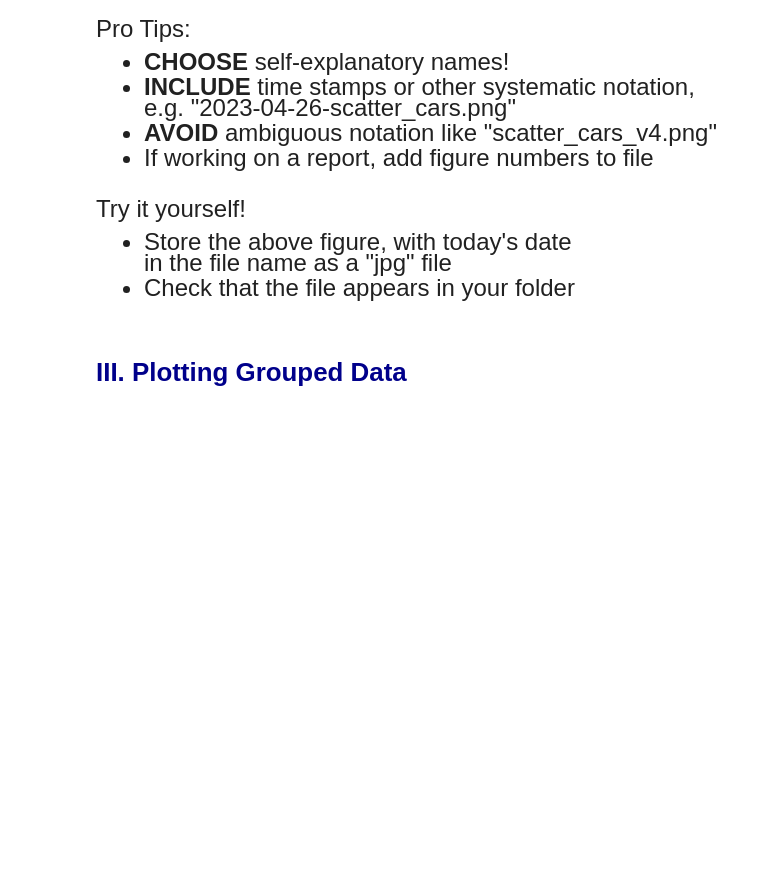
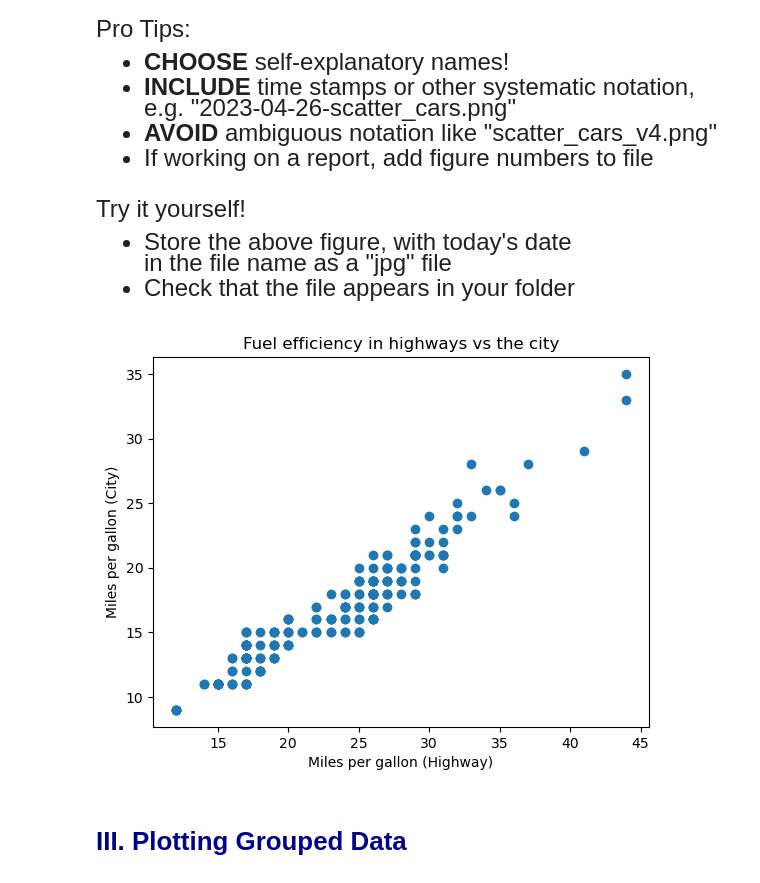
Before and after one commit to alejandrosanchezbecerra/qtm151spring2024, a Jupyter notebook: lecture_25/lecture_25.ipynb, the cells around one changed output. Drawn from its saved outputs; the diff is of its cells as text; code cells hidden in the pictures; blank space fills up the shorter version.

```diff
--- a/lecture_25/lecture_25.ipynb
+++ b/lecture_25/lecture_25.ipynb
@@ -99,3 +97,15 @@ in the file name as a "jpg" file
+# %%
+# Write your own code
+
+plt.scatter(x = cars["hwy"],y = cars["cty"])
+plt.xlabel("Miles per gallon (Highway)")
+plt.ylabel("Miles per gallon (City)")
+plt.title("Fuel efficiency in highways vs the city")
+
+# Store in different formas
+plt.savefig("results/2024-04-29-scatter_cty_hwy.jpg")
+# %% [output]
+[figure, added]
 # %% [markdown]
 # <span style="color:darkblue"> III. Plotting Grouped Data  </span>
 # %% [markdown]
```
Also changed, not shown: parts of 1 cell of this notebook, 3 other files.
